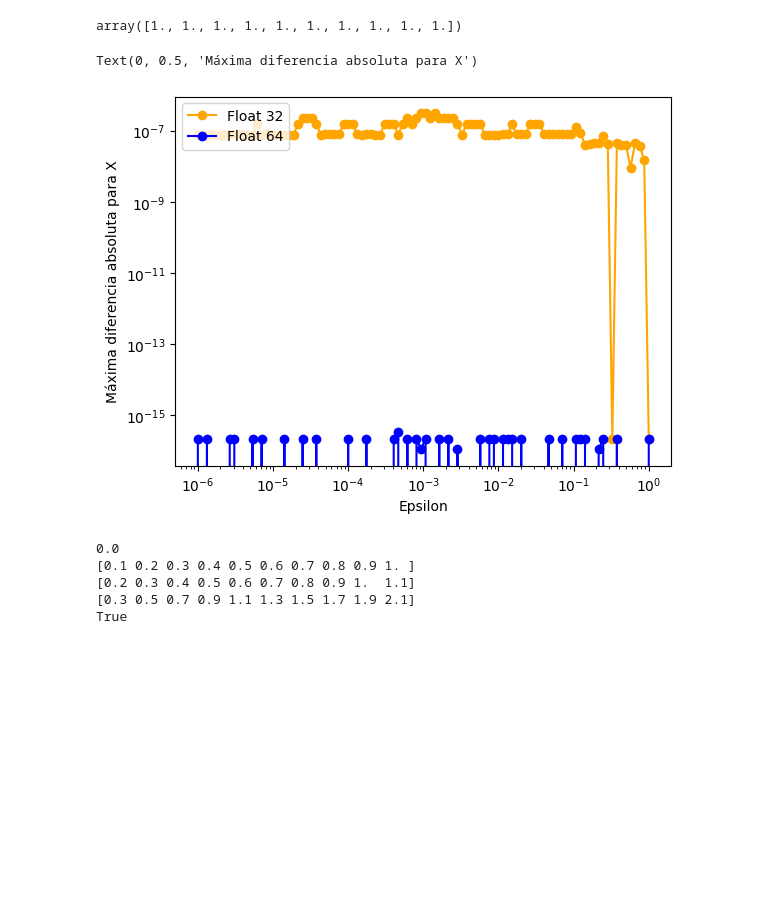
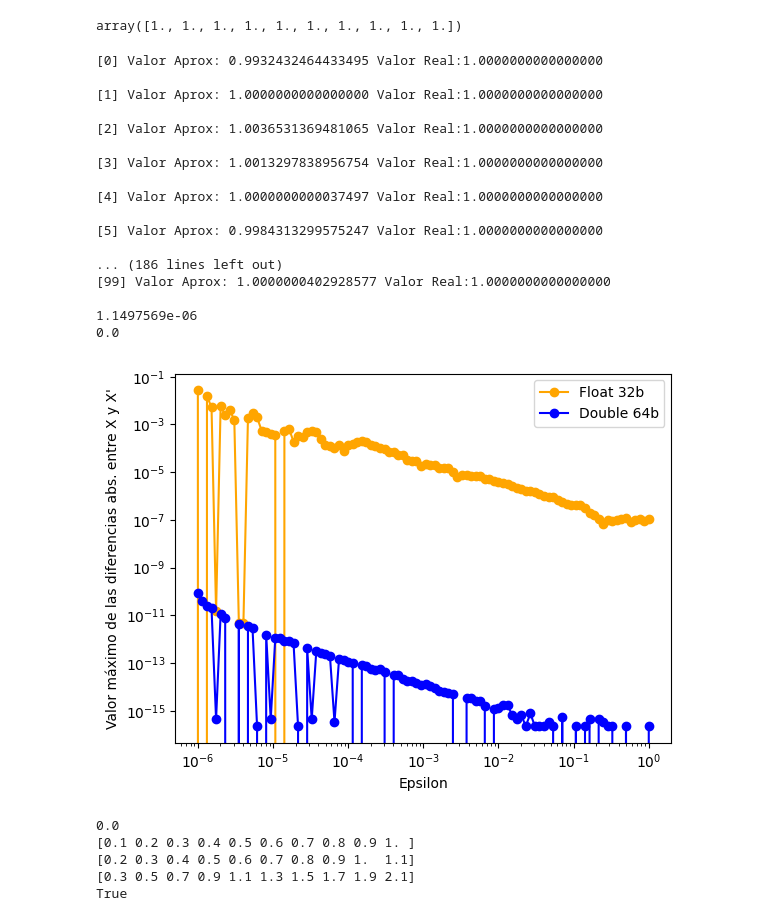
Before and after one commit to arielpd02/MetodosNumericos, a Jupyter notebook: tp1_eg/eg_con_pivot.ipynb, the cells around one changed output. Cells and saved outputs as stored; diff of their text form; code cells hidden in the pictures; blank space fills up the shorter version.

```diff
--- a/tp1_eg/eg_con_pivot.ipynb
+++ b/tp1_eg/eg_con_pivot.ipynb
@@ -155,8 +155,8 @@ b_64=np.array([6,6,6],dtype=np.float64)
 
 
 #Epsilons a explorar
-epsilons_32=np.logspace(0,-6,dtype=np.float32,num=100)
-epsilons_64=np.logspace(0,-6,dtype=np.float64,num=100)
+epsilons_32=np.logspace(-6,0,dtype=np.float32,num=100)
+epsilons_64=np.logspace(-6,0,dtype=np.float64,num=100)
 
 #Solucion del sistema
 x_32=np.array([1,1,1],dtype=np.float32)
@@ -180,40 +180,59 @@ for i in range(epsilons_32.size):
     A_32=A_32+A_e_32
     A_64=A_64+A_e_64
 
     #print(A_32)
 
     #Hacemos EG y guardamos el vector X'
     aux_32=eliminacion_gaussiana_pivot(A_32,b_32)
     aux_64=eliminacion_gaussiana_pivot(A_64,b_64)
 
 
     #Buscamos norma infinito y la guardamos respecto al epsilon
+    print("[%d] Valor Aprox: %5.16f Valor Real:%5.16f \n"  % (i,aux_32[1],x_32[1]))
     aux_32=aux_32-x_32
     aux_64=aux_64-x_64
 
     aux_32=np.abs(aux_32)
     aux_64=np.abs(aux_64)   #|X'- X|
 
     max_dif_32[i]=np.max(aux_32)
     max_dif_64[i]=np.max(aux_64)
 
 
 #Listos los valores ,graficamos los resultados.
 
-plt.plot(epsilons_32,max_dif_32,'-o',label='Float 32',color='orange')
-plt.plot(epsilons_32,max_dif_64,'-o',label='Float 64',color='blue')
+plt.plot(epsilons_32,max_dif_32,'-o',label='Float 32b',color='orange')
+plt.plot(epsilons_32,max_dif_64,'-o',label='Double 64b',color='blue')
 
-plt.legend(loc='upper left')
-
+plt.legend(loc='upper right')
 
 plt.xscale('log')
 plt.yscale('log')
 
 plt.xlabel('Epsilon')
-plt.ylabel('Máxima diferencia absoluta para X')
+plt.ylabel("Valor máximo de las diferencias abs. entre X y X'")
+
+print(epsilons_32[1])
+print(max_dif_32[1]) #POsible cancelacion catastrofica????
 # %% [output]
-Text(0, 0.5, 'Máxima diferencia absoluta para X')
+[0] Valor Aprox: 0.9932432464433495 Valor Real:1.0000000000000000
+
+[1] Valor Aprox: 1.0000000000000000 Valor Real:1.0000000000000000
+
+[2] Valor Aprox: 1.0036531369481065 Valor Real:1.0000000000000000
+
+[3] Valor Aprox: 1.0013297838956754 Valor Real:1.0000000000000000
+
+[4] Valor Aprox: 1.0000000000037497 Valor Real:1.0000000000000000
+
+[5] Valor Aprox: 0.9984313299575247 Valor Real:1.0000000000000000
+
+... (186 lines left out)
+[99] Valor Aprox: 1.0000000402928577 Valor Real:1.0000000000000000
+
+1.1497569e-06
+0.0
-[figure, old version]
+[figure, new version]
 # %%
 #Test precision numerica
 np.float64(320000/0.0000245678)
```
Also changed, not shown: 5 other files.
